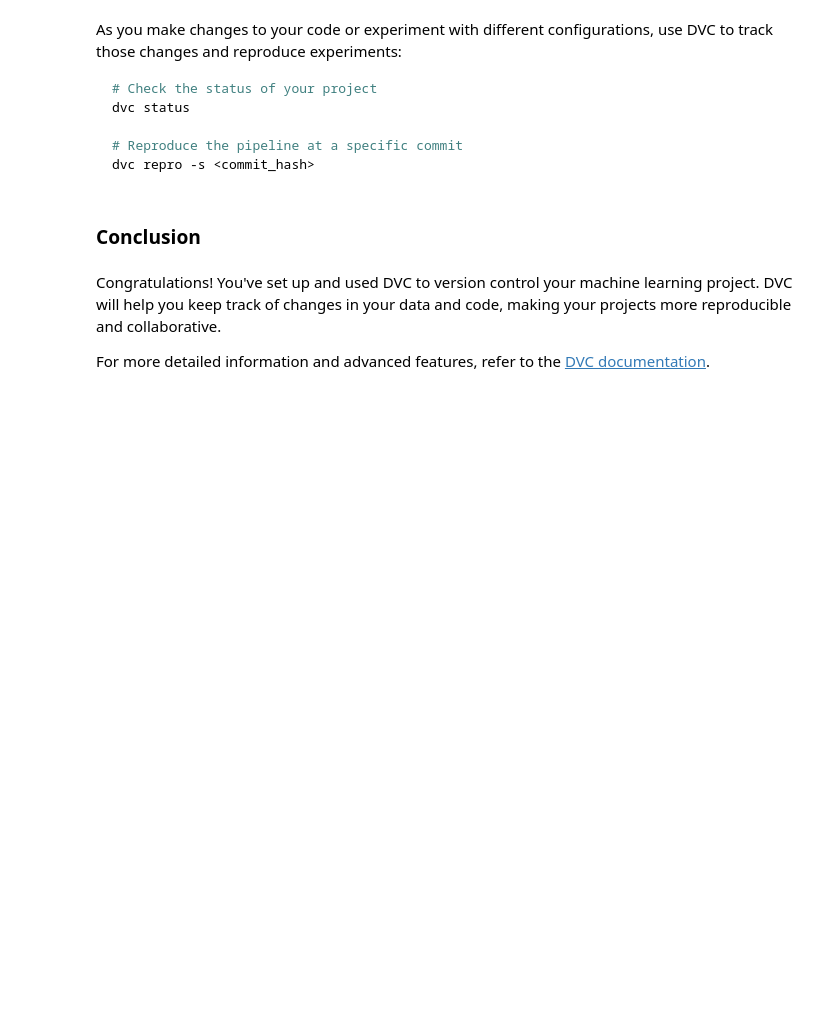
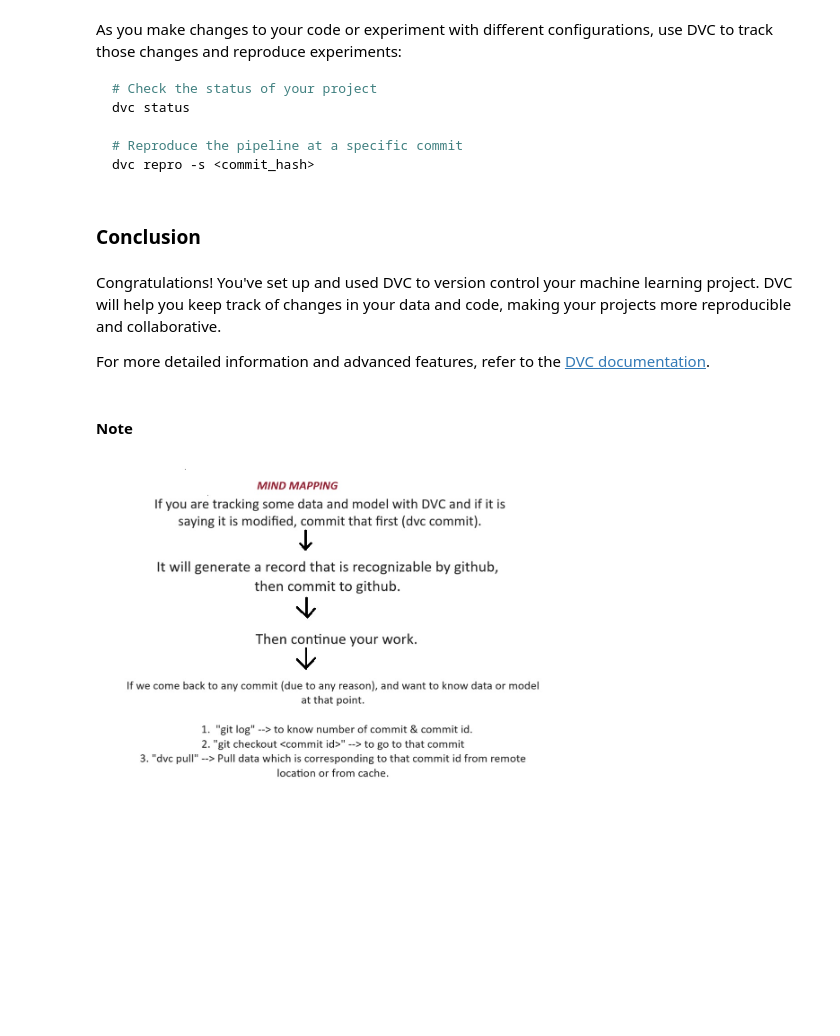
Before and after one commit to Mihir-50/MLOps, a Jupyter notebook: Week_2.ipynb, the cells around one changed output. Drawn from its saved outputs; the diff is of its cells as text; code cells hidden in the pictures; blank space fills up the shorter version.

```diff
--- a/Week_2.ipynb
+++ b/Week_2.ipynb
@@ -388,3 +389,10 @@ dvc repro -s <commit_hash>
 Congratulations! You've set up and used DVC to version control your machine learning project. DVC will help you keep track of changes in your data and code, making your projects more reproducible and collaborative.
 
 For more detailed information and advanced features, refer to the [DVC documentation](https://dvc.org/doc).
+# %% [markdown]
+#### Note
+# %%
+file_n= 'C:\\Users\\mihir\\Desktop\\snap.jpg'
+display(Image(filename=file_n, embed=True, width=800, height=800))
+# %% [output]
+[figure, added]
```
Also changed, not shown: parts of 1 cell of this notebook.
